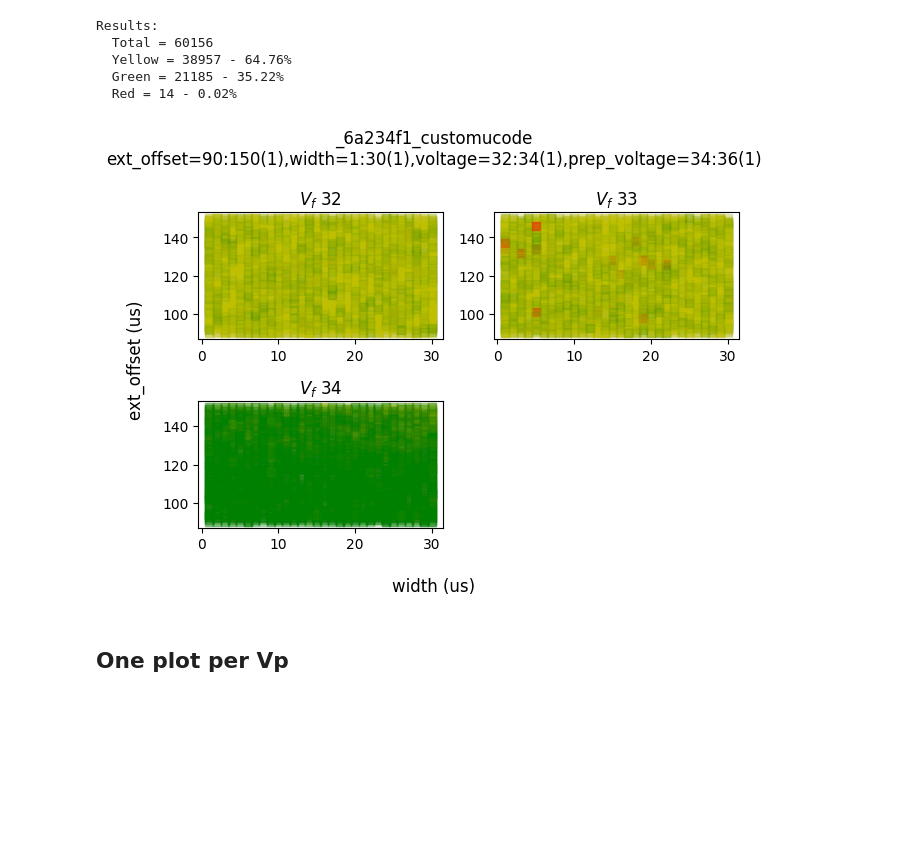
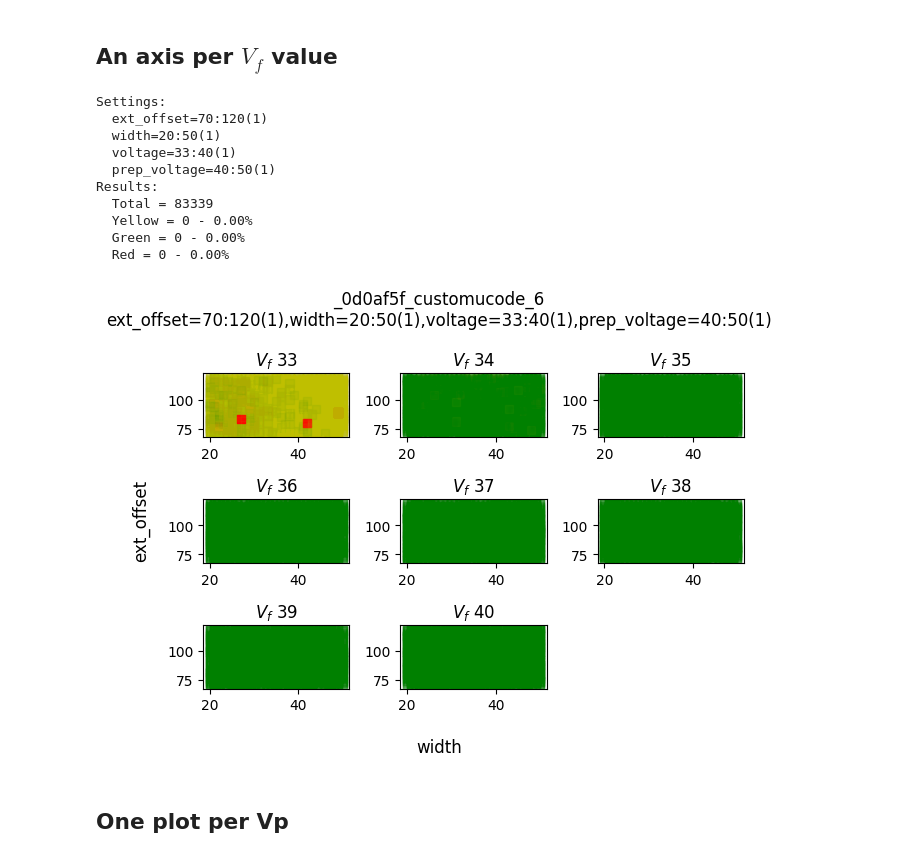
Before and after one commit to ceres-c/VU-Thesis, a Jupyter notebook: notebooks/plot_from_db.ipynb, the cells around one changed output. Saved outputs shown, nothing was run; the diff lists cells and outputs as text; code cells hidden in the pictures; blank space fills up the shorter version.

Commit message:
Updated journal and MUCH faster plotting

```diff
--- a/notebooks/plot_from_db.ipynb
+++ b/notebooks/plot_from_db.ipynb
@@ -44,45 +150,63 @@ def get_settings(table_name: str) -> str:
+# %% [markdown]
+## An axis per $V_f$ value
 # %%
-TABLE = '_6a234f1_customucode'
+TABLE = '_0d0af5f_customucode_6'
+XAXIS = 'width'
+YAXIS = 'ext_offset'
 settings = get_settings(TABLE).split(',')
+print('Settings:')
+print('  ' + '\n  '.join(settings))
 
 c.execute(f'SELECT DISTINCT voltage FROM {TABLE}')
 voltages = [v for (v,) in c.fetchall()]
 voltages.sort()
 
 col_num = ceil(sqrt(len(voltages)))
 row_num = ceil(len(voltages) / col_num)
 
 fig = plt.figure(layout="tight")
 fig.suptitle(f'{TABLE}\n{','.join(settings)}')
 axs = {}
 for i, voltage in enumerate(voltages):
 	axs[voltage] = fig.add_subplot(row_num, col_num, i+1)
 	axs[voltage].set_title(f'$V_f$ {voltage}')
-	fig.supxlabel('width (us)')
-	fig.supylabel("ext_offset (us)")
+	fig.supxlabel(XAXIS)
+	fig.supylabel(YAXIS)
 
 c.execute(f'SELECT * FROM {TABLE}')
+columns = [ele for (ele, *_) in c.description]
 rows = c.fetchall()
 
-summarize([GlitchResult[result_name] for (_, _, _, _, result_name, _, _, _, _) in rows])
+summarize([GlitchResult[result_name] for (_, _, _, _, result_name, *_) in rows])
 
-for i, row in enumerate(rows):
-	[ext_offset, width, voltage, prep_voltage, result_name, data, successes, result_a, result_b] = row
-	result = GlitchResult[result_name]
+# Prepare data for faster plotting
+xcoords = defaultdict(list)
+ycoords = defaultdict(list)
+colors = defaultdict(list)
+alphas = defaultdict(list)
+for row in rows:
+	row_dict = dict(zip(columns, row))
+	xcoords[row_dict['voltage']].append(row_dict[XAXIS])
+	ycoords[row_dict['voltage']].append(row_dict[YAXIS])
+	result = GlitchResult[row_dict['result']]
+	color = COLOR_MAPPER[result]
+	colors[row_dict['voltage']].append(color)
+	alphas[row_dict['voltage']].append(0.05 if color != 'r' else 1)
 
-	# # if result in [GlitchResult.NORMAL, GlitchResult.SUCCESS, GlitchResult.HALF_SUCCESS]:
-	# if result == GlitchResult.NORMAL:
-	# 	continue
-	marker = mapper[result]
-	alpha = 0.05 if marker != 'sr' else 0.5
-	axs[voltage].plot(width, ext_offset, marker, alpha=alpha)
+for voltage in voltages:
+	axs[voltage].scatter(xcoords[voltage], ycoords[voltage], marker=MARKER, c=colors[voltage], alpha=alphas[voltage])
 # %% [output]
+Settings:
+  ext_offset=70:120(1)
+  width=20:50(1)
+  voltage=33:40(1)
+  prep_voltage=40:50(1)
 Results:
-  Total = 60156
-  Yellow = 38957 - 64.76%
-  Green = 21185 - 35.22%
-  Red = 14 - 0.02%
+  Total = 83339
+  Yellow = 0 - 0.00%
+  Green = 0 - 0.00%
+  Red = 0 - 0.00%
-[figure, old version]
+[figure, new version]
 # %% [markdown]
 ## One plot per Vp
 # %%
```
Also changed, not shown: parts of 8 cells of this notebook, 1 other file.
